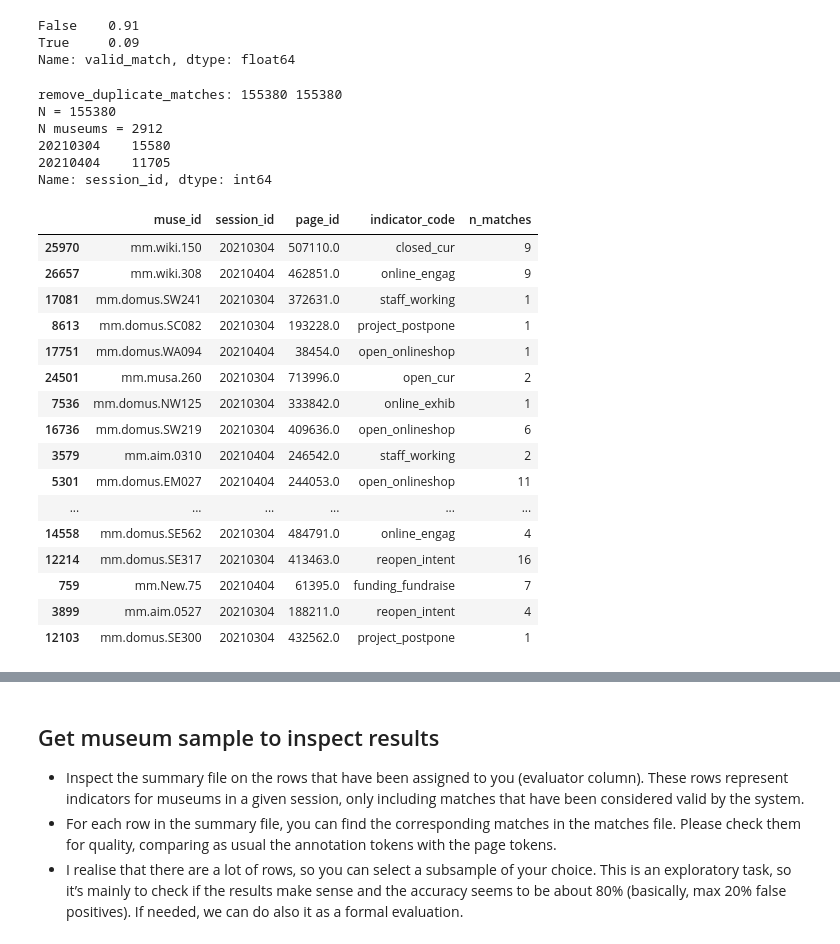
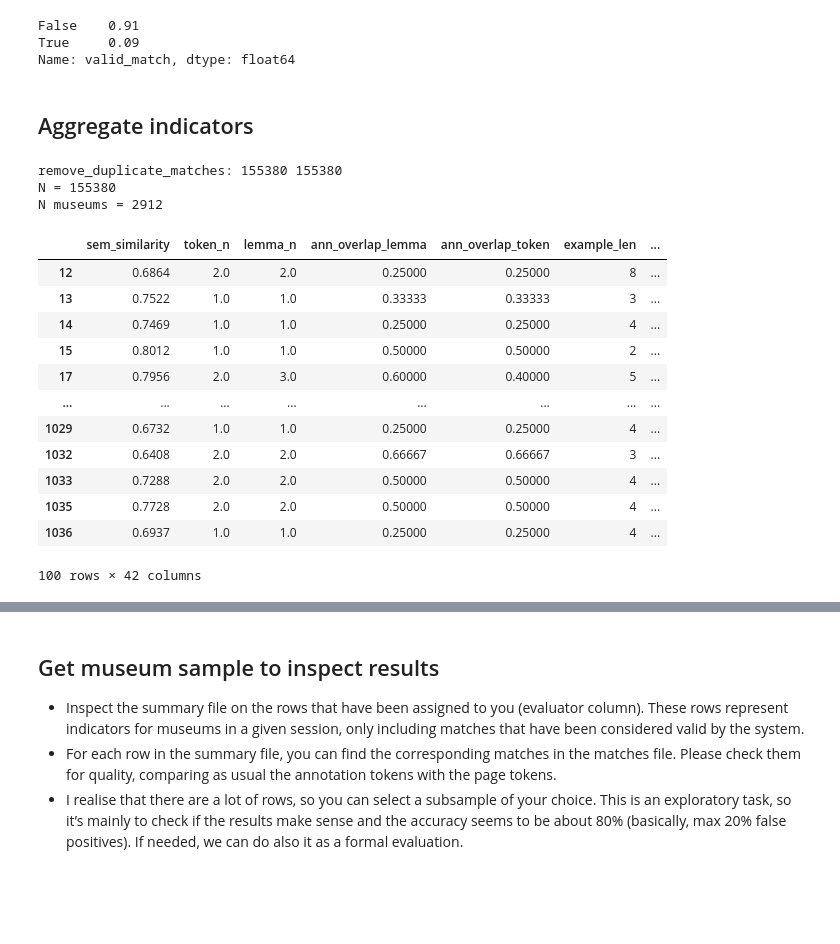
Before and after one commit to Birkbeck/museums-in-the-pandemic, a Jupyter notebook: mip/notebooks/02_extract_indicators.ipynb, the cells around one changed output, grey strips where cells are left out. Drawn from its saved outputs; the diff is of its cells as text; code cells hidden in the pictures; blank space fills up the shorter version.

Commit message:
added indicator stats

```diff
--- a/mip/notebooks/02_extract_indicators.ipynb
+++ b/mip/notebooks/02_extract_indicators.ipynb
@@ -256,38 +256,29 @@ Matches from DB:
 False    0.91
 True     0.09
 Name: valid_match, dtype: float64
+# %% [markdown]
+## Aggregate indicators
 # %%
+assert len(allsess_match_valid_df) > 0
 allsess_match_valid_df = allsess_match_df[allsess_match_df.valid_match]
 allsess_match_valid_df = remove_duplicate_matches(allsess_match_valid_df)
 print("N =", len(allsess_match_valid_df))
 print("N museums =", len(allsess_match_valid_df.muse_id.unique()))
-
-muse_indic_df = allsess_match_valid_df.groupby(['muse_id','session_id','page_id','indicator_code']).size().reset_index(name='n_matches')
-muse_indic_df = muse_indic_df.sort_values(['session_id','muse_id','indicator_code'])
-print(muse_indic_df.session_id.value_counts())
-muse_indic_df.to_csv(out_folder+'tmp/museum_indicators_stats.csv', index=False)
-muse_indic_df.sample(30)
+allsess_match_valid_df.head(100)
 # %% [output]
 remove_duplicate_matches: 155380 155380
 N = 155380
 N museums = 2912
-20210304    15580
-20210404    11705
-Name: session_id, dtype: int64
-|  | muse_id | session_id | page_id | indicator_code | n_matches |
-| 25970 | mm.wiki.150 | 20210304 | 507110.0 | closed_cur | 9 |
-| 26657 | mm.wiki.308 | 20210404 | 462851.0 | online_engag | 9 |
-| 17081 | mm.domus.SW241 | 20210304 | 372631.0 | staff_working | 1 |
-| 8613 | mm.domus.SC082 | 20210304 | 193228.0 | project_postpone | 1 |
-| 17751 | mm.domus.WA094 | 20210404 | 38454.0 | open_onlineshop | 1 |
-| 24501 | mm.musa.260 | 20210304 | 713996.0 | open_cur | 2 |
-| 7536 | mm.domus.NW125 | 20210304 | 333842.0 | online_exhib | 1 |
-| 16736 | mm.domus.SW219 | 20210304 | 409636.0 | open_onlineshop | 6 |
-| 3579 | mm.aim.0310 | 20210404 | 246542.0 | staff_working | 2 |
-| 5301 | mm.domus.EM027 | 20210404 | 244053.0 | open_onlineshop | 11 |
-| ... | ... | ... | ... | ... | ... |
-| 14558 | mm.domus.SE562 | 20210304 | 484791.0 | online_engag | 4 |
-| 12214 | mm.domus.SE317 | 20210304 | 413463.0 | reopen_intent | 16 |
-| 759 | mm.New.75 | 20210404 | 61395.0 | funding_fundraise | 7 |
-| 3899 | mm.aim.0527 | 20210304 | 188211.0 | reopen_intent | 4 |
-| 12103 | mm.domus.SE300 | 20210304 | 432562.0 | project_postpone | 1 |
+|  | sem_similarity | token_n | lemma_n | ann_overlap_lemma | ann_overlap_token | example_len | ... |
+| 12 | 0.6864 | 2.0 | 2.0 | 0.25000 | 0.25000 | 8 | ... |
+| 13 | 0.7522 | 1.0 | 1.0 | 0.33333 | 0.33333 | 3 | ... |
+| 14 | 0.7469 | 1.0 | 1.0 | 0.25000 | 0.25000 | 4 | ... |
+| 15 | 0.8012 | 1.0 | 1.0 | 0.50000 | 0.50000 | 2 | ... |
+| 17 | 0.7956 | 2.0 | 3.0 | 0.60000 | 0.40000 | 5 | ... |
+| ... | ... | ... | ... | ... | ... | ... | ... |
+| 1029 | 0.6732 | 1.0 | 1.0 | 0.25000 | 0.25000 | 4 | ... |
+| 1032 | 0.6408 | 2.0 | 2.0 | 0.66667 | 0.66667 | 3 | ... |
+| 1033 | 0.7288 | 2.0 | 2.0 | 0.50000 | 0.50000 | 4 | ... |
+| 1035 | 0.7728 | 2.0 | 2.0 | 0.50000 | 0.50000 | 4 | ... |
+| 1036 | 0.6937 | 1.0 | 1.0 | 0.25000 | 0.25000 | 4 | ... |
+100 rows × 42 columns
```
Also changed, not shown: parts of 5 cells of this notebook, 2 other files.
